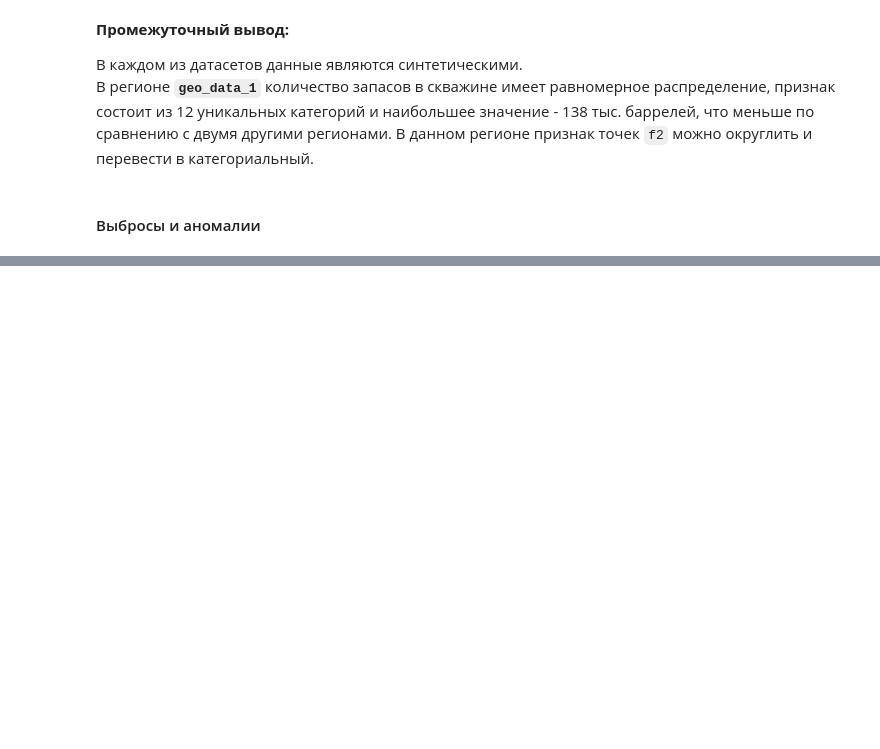
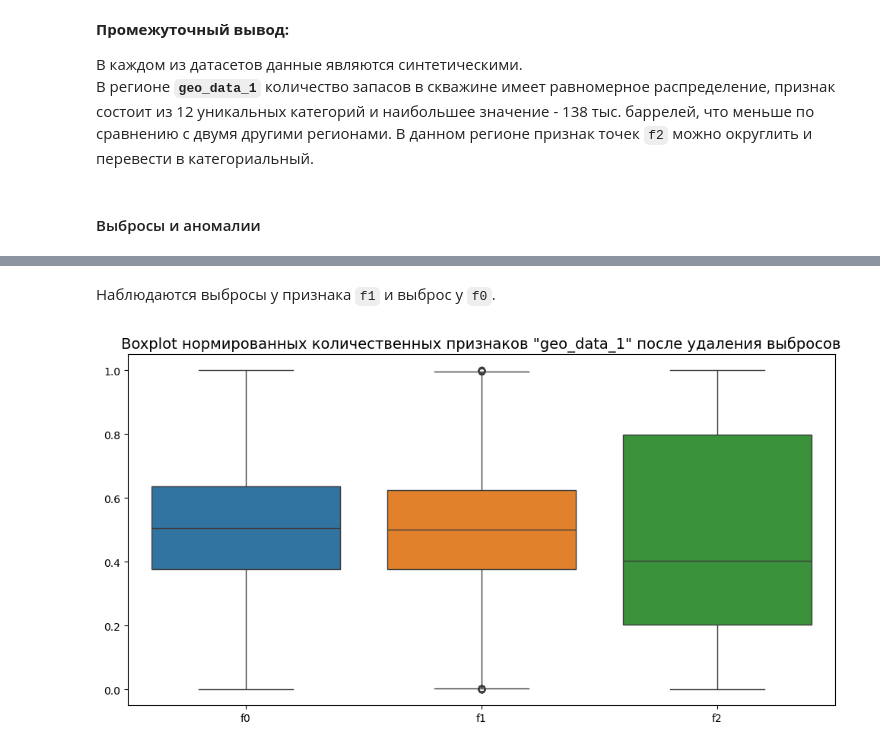
Before and after one commit to serguntsov/geo_well_ml, a Jupyter notebook: where_to_drill_a_well.ipynb, the cells around one changed output, grey strips where cells are left out. Drawn from its saved outputs; the diff is of its cells as text; code cells hidden in the pictures; blank space fills up the shorter version.

```diff
--- a/where_to_drill_a_well.ipynb
+++ b/where_to_drill_a_well.ipynb
@@ -281,0 +286,8 @@ plt_boxplot_scaler(geo_data_0.query('f2 >= @min_f2').query('f2 <= @max_f2'))
+# %% [markdown]
+Наблюдаются выбросы у признака `f1` и выброс у `f0`.
+# %%
+get_emission_free(geo_data_1)
+plt.title('Boxplot нормированных количественных признаков "geo_data_1" после удаления выбросов', fontsize=14)
+plt.show()
+# %% [output]
+[figure, added]
```
Also changed, not shown: parts of 23 cells of this notebook.
